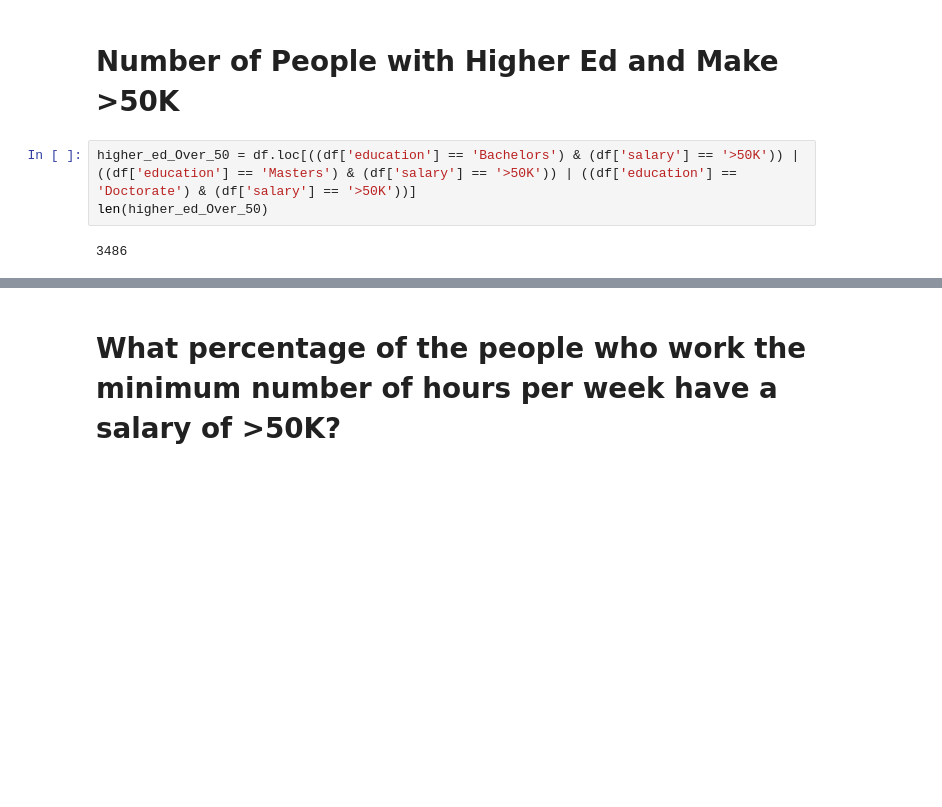
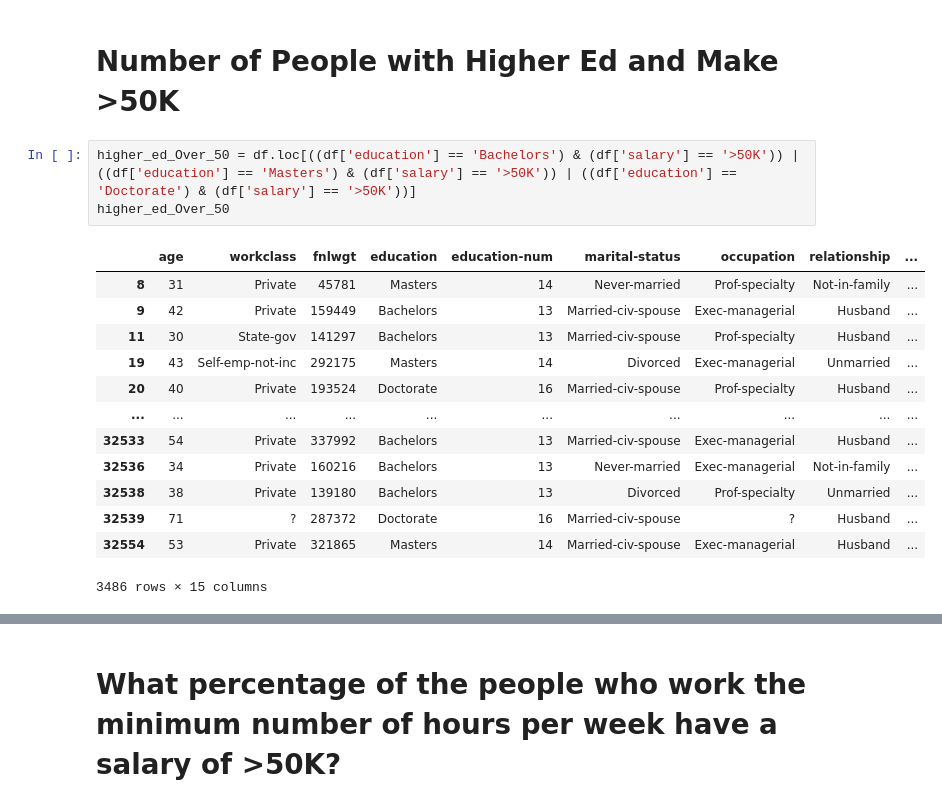
Before and after one commit to mrwoodzi/Data_Science_Certs_Progress, a Jupyter notebook: python_for_everybody/Data_Analysis_with_Python_Cert/Jupyter_Lab_Notes/demographic_data_analyzer.ipynb, the cells around one changed output, grey strips where cells are left out. Drawn from its saved outputs; the diff is of its cells as text; blank space fills up the shorter version.

```diff
--- a/python_for_everybody/Data_Analysis_with_Python_Cert/Jupyter_Lab_Notes/demographic_data_analyzer.ipynb
+++ b/python_for_everybody/Data_Analysis_with_Python_Cert/Jupyter_Lab_Notes/demographic_data_analyzer.ipynb
@@ -57,7 +57,19 @@ round(df.groupby(['sex']).get_group('Male').mean()[0], 1)
 # Number of People with Higher Ed and Make >50K
 # %%
 higher_ed_Over_50 = df.loc[((df['education'] == 'Bachelors') & (df['salary'] == '>50K')) | ((df['education'] == 'Masters') & (df['salary'] == '>50K')) | ((df['education'] == 'Doctorate') & (df['salary'] == '>50K'))]
-len(higher_ed_Over_50)
+higher_ed_Over_50
 # %% [output]
+|  | age | workclass | fnlwgt | education | education-num | marital-status | occupation | relationship | ... |
+| 8 | 31 | Private | 45781 | Masters | 14 | Never-married | Prof-specialty | Not-in-family | ... |
+| 9 | 42 | Private | 159449 | Bachelors | 13 | Married-civ-spouse | Exec-managerial | Husband | ... |
+| 11 | 30 | State-gov | 141297 | Bachelors | 13 | Married-civ-spouse | Prof-specialty | Husband | ... |
+| 19 | 43 | Self-emp-not-inc | 292175 | Masters | 14 | Divorced | Exec-managerial | Unmarried | ... |
+| 20 | 40 | Private | 193524 | Doctorate | 16 | Married-civ-spouse | Prof-specialty | Husband | ... |
+| ... | ... | ... | ... | ... | ... | ... | ... | ... | ... |
+| 32533 | 54 | Private | 337992 | Bachelors | 13 | Married-civ-spouse | Exec-managerial | Husband | ... |
+| 32536 | 34 | Private | 160216 | Bachelors | 13 | Never-married | Exec-managerial | Not-in-family | ... |
+| 32538 | 38 | Private | 139180 | Bachelors | 13 | Divorced | Prof-specialty | Unmarried | ... |
+| 32539 | 71 | ? | 287372 | Doctorate | 16 | Married-civ-spouse | ? | Husband | ... |
+| 32554 | 53 | Private | 321865 | Masters | 14 | Married-civ-spouse | Exec-managerial | Husband | ... |
-3486
+3486 rows × 15 columns
 # %%
```
Also changed, not shown: parts of 11 cells of this notebook, 2 other files.
